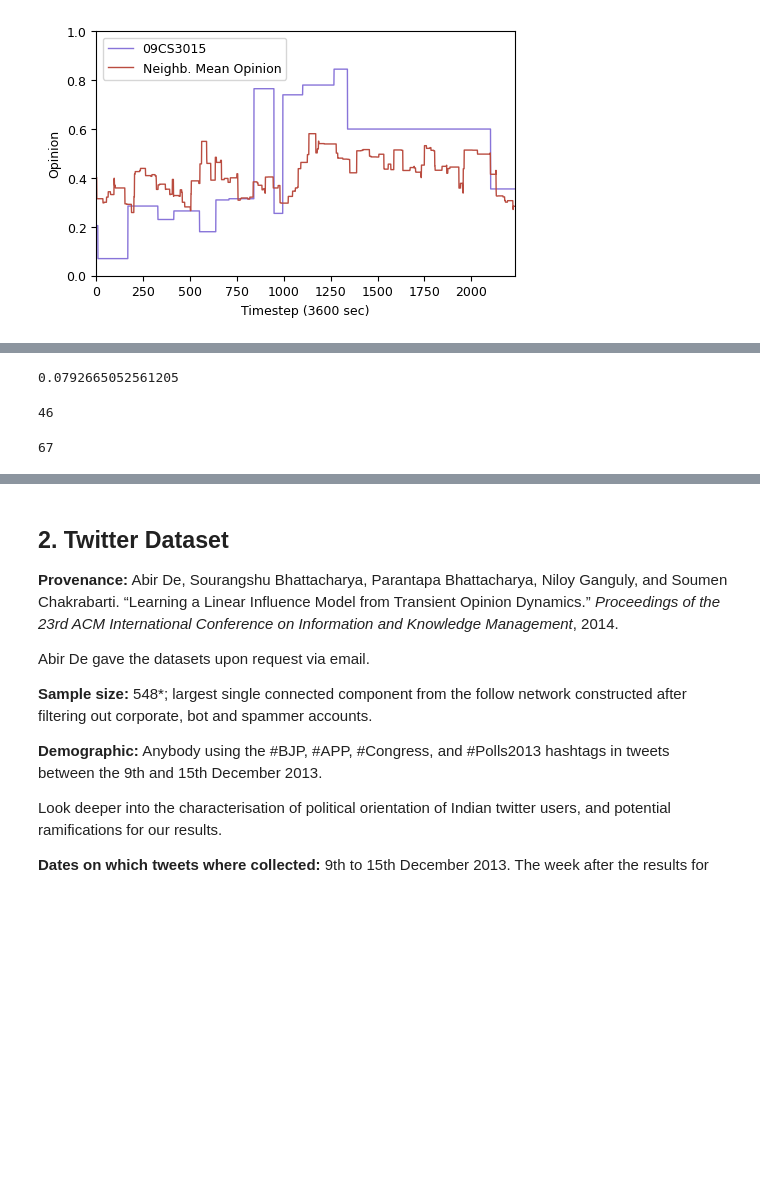
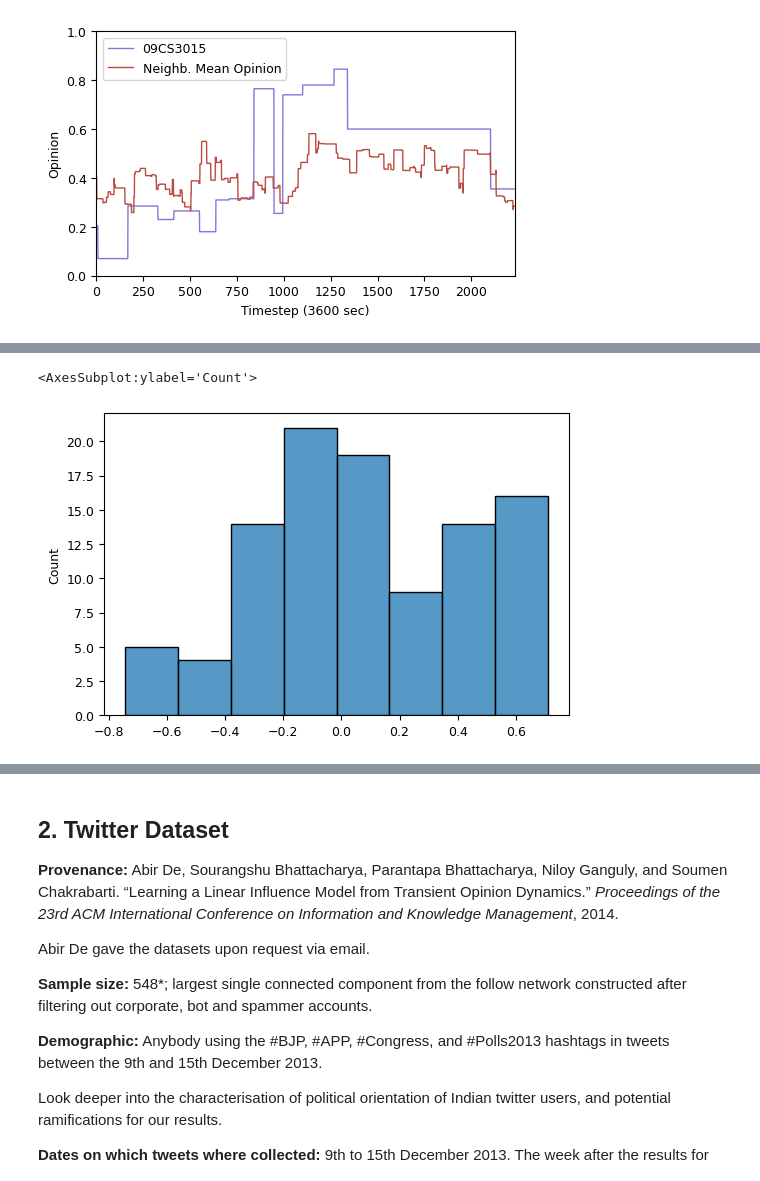
Before and after one commit to J0HNN7G/politic-polar-epsrc, a Jupyter notebook: exploration.ipynb, the cells around one changed output, grey strips where cells are left out. Saved outputs shown, nothing was run; the diff lists cells and outputs as text; code cells hidden in the pictures; blank space fills up the shorter version.

```diff
--- a/exploration.ipynb
+++ b/exploration.ipynb
@@ -903,19 +966,11 @@ def friend_diff_analysis(ids, friends, ops):
 
     return corr_result
 # %%
-cool = friend_diff_analysis(continent_ids, continent_friends, continent_ops)
+diff_data = friend_diff_analysis(continent_ids, continent_friends, continent_ops)
+sns.histplot(diff_data)
+# %% [output]
+<AxesSubplot:ylabel='Count'>
+[figure, added]
-# %%
-np.mean(cool)
-# %% [output]
-0.0792665052561205
-# %%
-cool.index(-0.7429162860722018)
-# %% [output]
-46
-# %%
-cool.index(0.7106551882796243)
-# %% [output]
-67
 # %%
 labels = get_friends(continent_ids[46], continent_friends)
 data = [ continent_ops[:, get_idx(continent_ids, friend)] for friend in labels]
```
Also changed, not shown: parts of 15 cells of this notebook.
